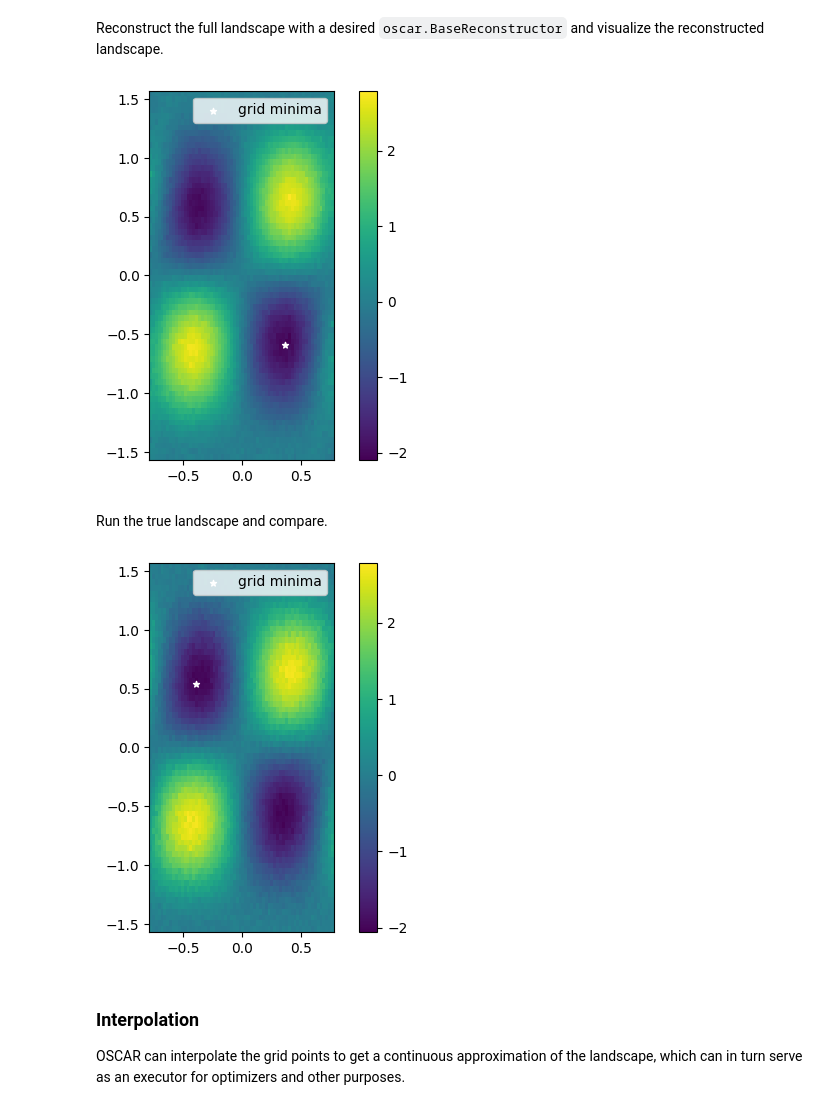
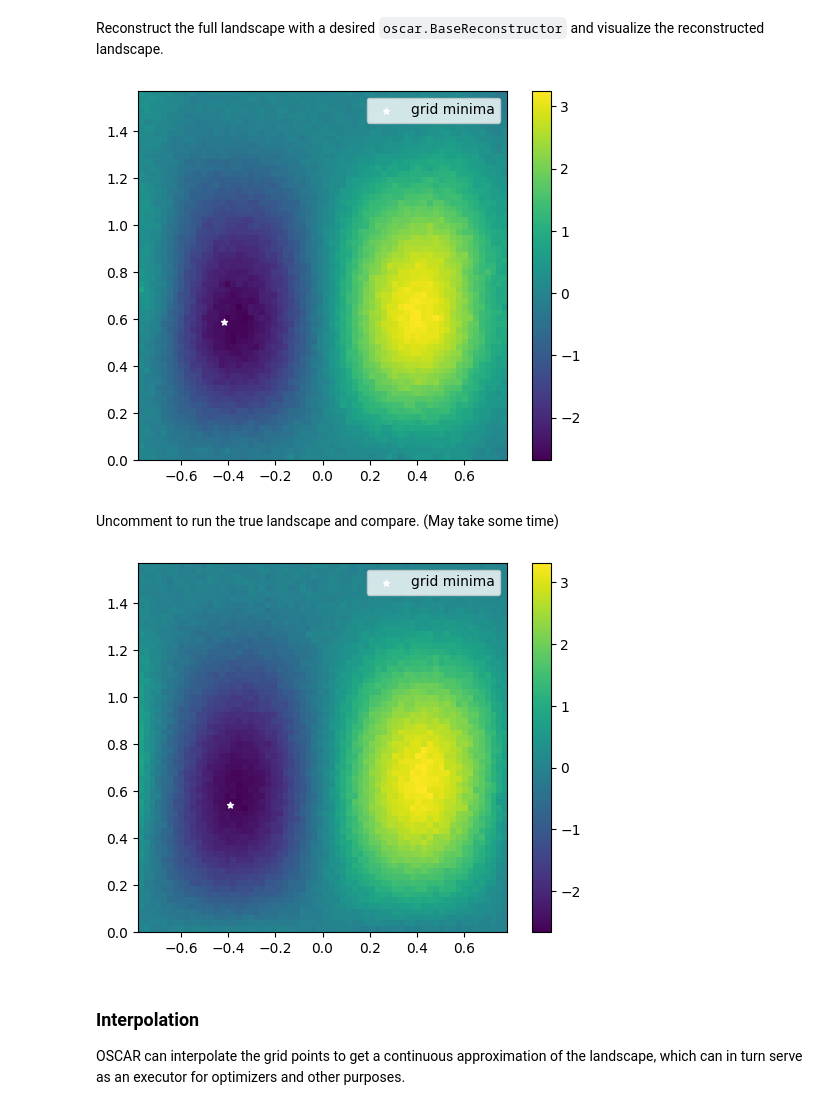
Before and after one commit to QUEST-UWMadison/OSCAR, a Jupyter notebook: notebooks/get_started.ipynb, the cells around one changed output. Saved outputs shown, nothing was run; the diff lists cells and outputs as text; code cells hidden in the pictures.

```diff
--- a/notebooks/get_started.ipynb
+++ b/notebooks/get_started.ipynb
@@ -15,7 +15,7 @@ from oscar import Landscape
 from math import pi
 
 resolution = [64, 64]
-bounds = [(-pi / 4, pi / 4), (-pi / 2, pi / 2)]
+bounds = [(-pi / 4, pi / 4), (0, pi / 2)]
 landscape = Landscape(resolution, bounds)
 # %% [markdown]
 ### Executor
@@ -76,20 +76,21 @@ _ = landscape.sample_and_run(qiskit_executor, sampling_fraction = 1 / 16)
 # %% [markdown]
 Reconstruct the full landscape with a desired `oscar.BaseReconstructor` and visualize the reconstructed landscape.
 # %%
-from oscar import BPDNReconstructor, plot_2d_landscape
+from oscar import BPDNReconstructor, plot_2d_landscape, BPReconstructor
 
-landscape.reconstruct(BPDNReconstructor(solver = None)) # choose and config a desired cvxpy solver
-figure = plot_2d_landscape(landscape, which_landscape="reconstructed")
+landscape.reconstruct(BPReconstructor(solver = None)) # choose and config a desired cvxpy solver
+figure = plot_2d_landscape(landscape)
 # %% [output]
-[figure, old version]
+[figure, new version]
 # %% [markdown]
-Run the true landscape and compare.
+Uncomment to run the true landscape and compare. (May take some time)
 # %%
 # may take some time
-landscape.run_all(qiskit_executor)
-figure = plot_2d_landscape(landscape, which_landscape="true")
+exact_landscape = Landscape.like(landscape)
+exact_landscape.run_all(qiskit_executor)
+figure = plot_2d_landscape(exact_landscape)
 # %% [output]
-[figure, old version]
+[figure, new version]
 # %% [markdown]
 ### Interpolation
 OSCAR can interpolate the grid points to get a continuous approximation of the landscape, which can in turn serve as an executor for optimizers and other purposes.
```
Also changed, not shown: parts of 10 cells of this notebook, 5 other files.
